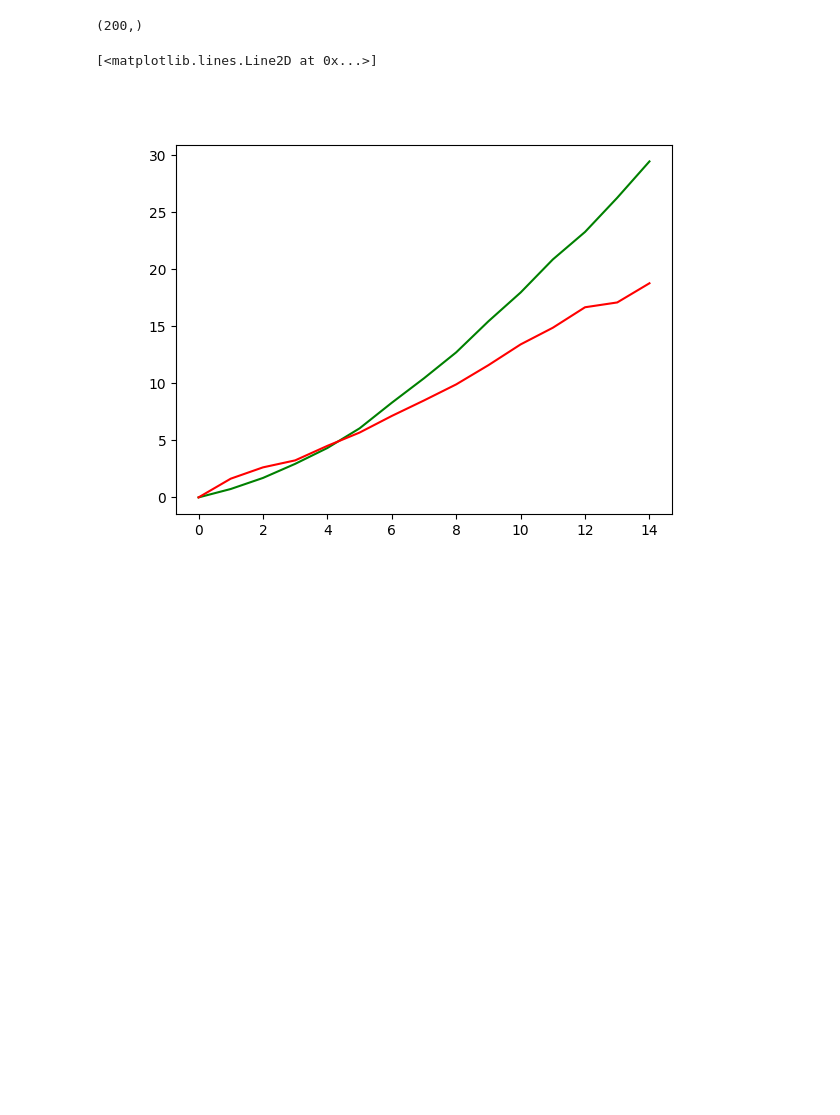
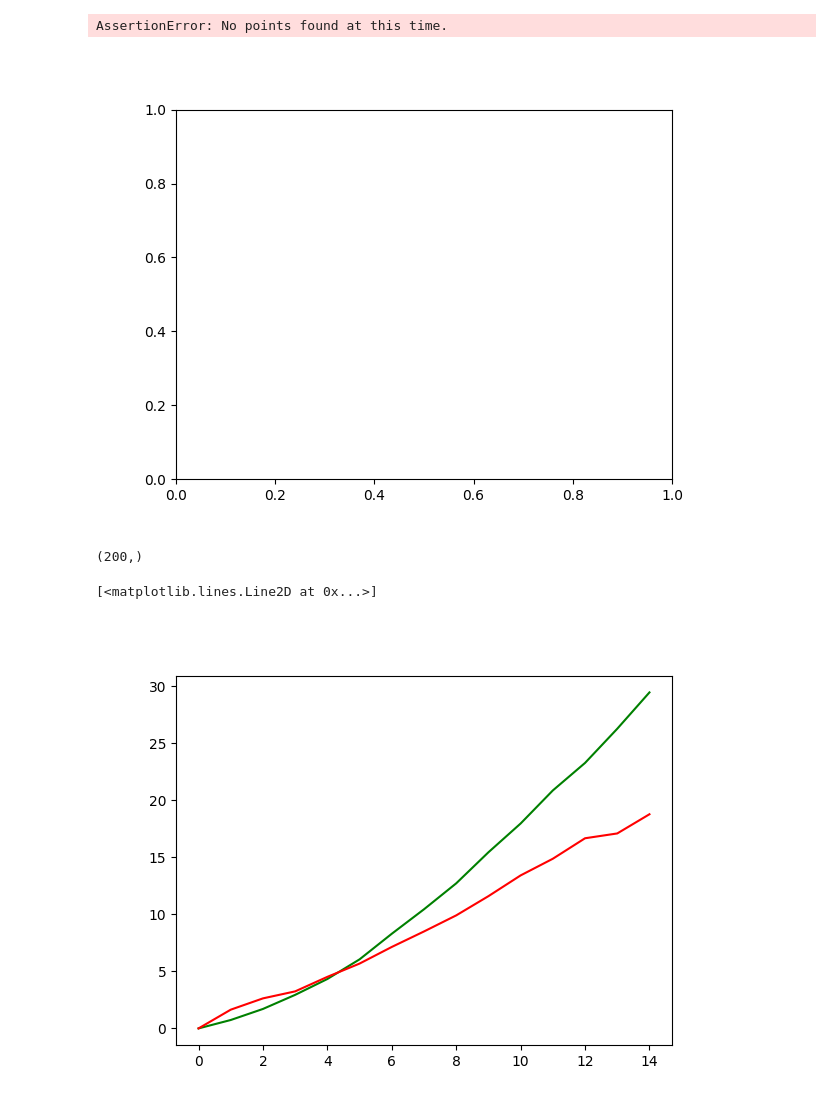
Before and after one commit to mb176/Cell-Tracking-Analysis, a Jupyter notebook: exp_analysis.ipynb, the cells around one changed output. Saved outputs shown, nothing was run; the diff lists cells and outputs as text; code cells hidden in the pictures; blank space fills up the shorter version.

```diff
--- a/exp_analysis.ipynb
+++ b/exp_analysis.ipynb
@@ -7,10 +7,12 @@ import numpy as np
 import matplotlib.pyplot as plt
 from bs4 import BeautifulSoup
 from analysis_library import *
+import matplotlib
 from matplotlib import pyplot as plt
 from scipy import stats
 from matplotlib import animation
 import scipy as sp
+matplotlib.rcParams.update({'font.size': 10})
 # %%
 name_pairs = [['/HighDensitycontrolEphB2/High Density control EphB2_green frames 0 to 211_Tracks',
         '/HighDensitycontrolEphB2/High Density control EphB2_red frames 0 to 211_Tracks'],
@@ -42,3 +44,25 @@ Read xml file in 1.630598 seconds
+# %%
+#RDF
+n_bins = 300
+cutoff_percentage = 70
+n_reference_points = 20000
+times = [10,190]#np.linspace(0,190,20)
+fig, axes = plt.subplots(1,1)
+#Green particles
+green.plot_radial_density(axes, time , n_bins, 'Green cells','g',cutoff_percentange = cutoff_percentage,
+                        n_reference_points = n_reference_points)
+#red particles
+red.plot_radial_density(axes, time , n_bins, 'Red cells','r',cutoff_percentange = cutoff_percentage,
+                        n_reference_points = n_reference_points)
+#red-green crosscorrelation
+plot_mixed_particle_radial_density(axes, [green,red], time ,n_bins, n_reference_points,
+                                    cutoff_percentage=cutoff_percentage)
+bin_size = np.sqrt(green.x_max**2+green.y_max**2)/n_bins
+axes.set_title('t = %d, bin size = %f'%(time,bin_size))
+subfolder = green_name[:green_name.find('/',1,len(green_name))]
+# %% [output]
+AssertionError: No points found at this time.
+[figure, added]
 # %%
 # MSD
 greenMSD, greenTimes = green.MSD()
```
Also changed, not shown: parts of 2 cells of this notebook, 21 other files.
